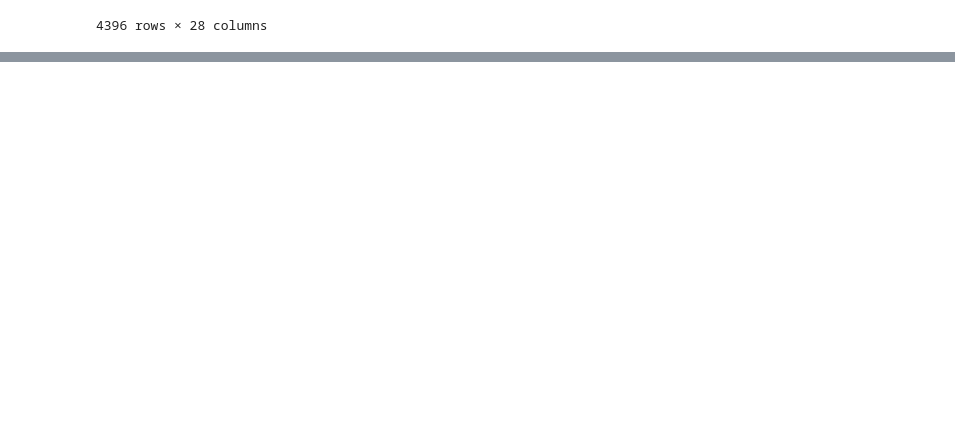
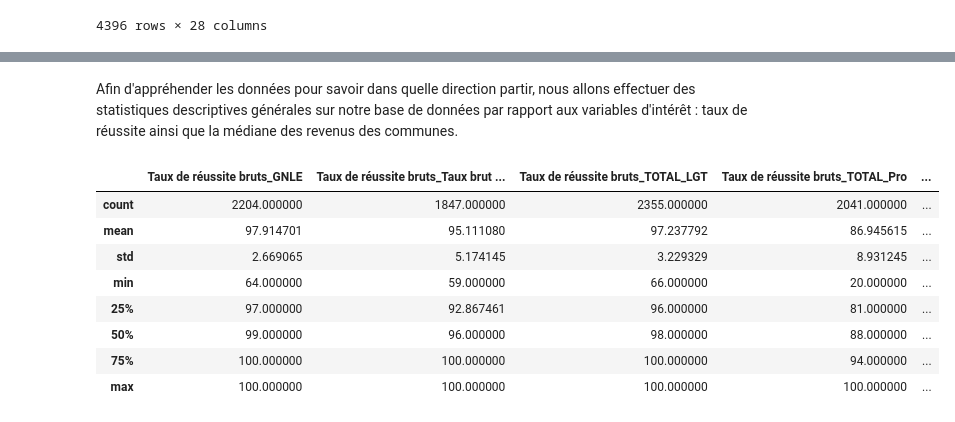
Before and after one commit to Acochepin/Python-2A---AC---JM---RS, a Jupyter notebook: Manipulation bases de données.ipynb, the cells around one changed output, grey strips where cells are left out. Cells and saved outputs as stored; diff of their text form; code cells hidden in the pictures; blank space fills up the shorter version.

```diff
--- a/Manipulation bases de données.ipynb
+++ b/Manipulation bases de données.ipynb
@@ -422 +386,15 @@ df.describe()
 | max | 564.000000 | 100.000000 | 14.000000 | 377.000000 | ... |
+# %% [markdown]
+Afin d'appréhender les données pour savoir dans quelle direction partir, nous allons effectuer des statistiques descriptives générales sur notre base de données par rapport aux variables d'intérêt : taux de réussite ainsi que la médiane des revenus des communes.
+# %%
+df[["Taux de réussite bruts_GNLE","Taux de réussite bruts_Taux brut techno","Taux de réussite bruts_TOTAL_LGT","Taux de réussite bruts_TOTAL_Pro","Médiane (€)_Q219"]].describe()
+# %% [output]
+|  | Taux de réussite bruts_GNLE | Taux de réussite bruts_Taux brut ... | Taux de réussite bruts_TOTAL_LGT | Taux de réussite bruts_TOTAL_Pro | ... |
+| count | 2204.000000 | 1847.000000 | 2355.000000 | 2041.000000 | ... |
+| mean | 97.914701 | 95.111080 | 97.237792 | 86.945615 | ... |
+| std | 2.669065 | 5.174145 | 3.229329 | 8.931245 | ... |
+| min | 64.000000 | 59.000000 | 66.000000 | 20.000000 | ... |
+| 25% | 97.000000 | 92.867461 | 96.000000 | 81.000000 | ... |
+| 50% | 99.000000 | 96.000000 | 98.000000 | 88.000000 | ... |
+| 75% | 100.000000 | 100.000000 | 100.000000 | 94.000000 | ... |
+| max | 100.000000 | 100.000000 | 100.000000 | 100.000000 | ... |
```
Also changed, not shown: parts of 9 cells of this notebook.
